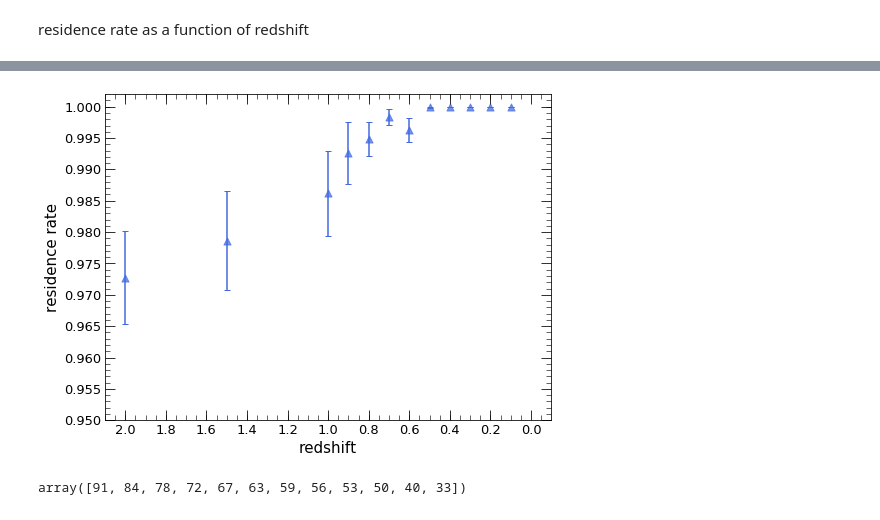
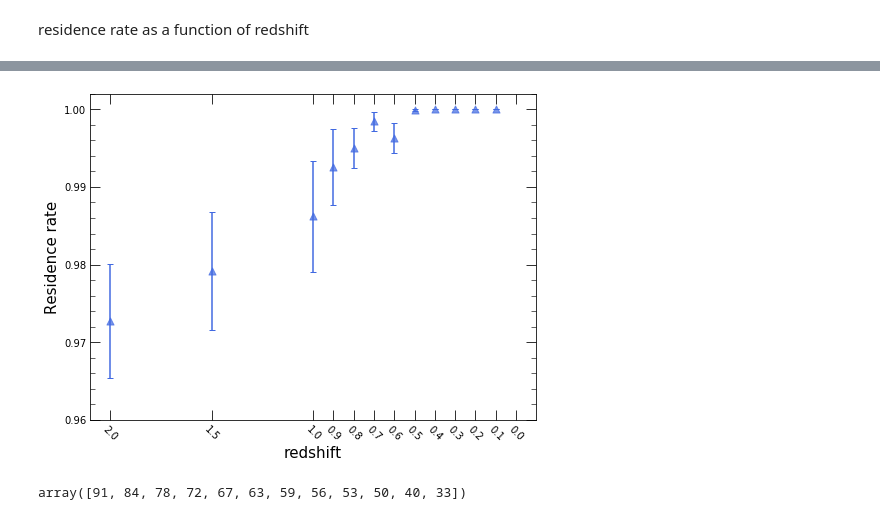
Before and after one commit to eunheeko/WFMinIllustrisTNG, a Jupyter notebook: accretion_history.ipynb, the cells around one changed output, grey strips where cells are left out. Cells and saved outputs as stored; diff of their text form; code cells hidden in the pictures.

```diff
--- a/accretion_history.ipynb
+++ b/accretion_history.ipynb
@@ -809,19 +618,19 @@ fq_infall_total_snaps_std = []
 for isnap, snap in enumerate(snaps_full):
 
     #load data
-    with open(f'./acchist_corr_sm9p5/fq_cluster_snap{snap:d}', 'rb') as f:
+    with open(f'./acchist_corr_sm8p5/fq_cluster_snap{snap:d}', 'rb') as f:
         fq_cluster = pickle.load(f)
 
-    with open(f'./acchist_corr_sm9p5/fq_infall_sub_snap{snap:d}', 'rb') as f:
+    with open(f'./acchist_corr_sm8p5/fq_infall_sub_snap{snap:d}', 'rb') as f:
         fq_infall_sub = pickle.load(f)
 
-    with open(f'./acchist_corr_sm9p5/n_infall_sub_snap{snap:d}', 'rb') as f:
+    with open(f'./acchist_corr_sm8p5/n_infall_sub_snap{snap:d}', 'rb') as f:
         n_infall_sub = pickle.load(f)
 
-    with open(f'./acchist_corr_sm9p5/fq_infall_grp_snap{snap:d}', 'rb') as f:
+    with open(f'./acchist_corr_sm8p5/fq_infall_grp_snap{snap:d}', 'rb') as f:
         fq_infall_grp = pickle.load(f)
 
-    with open(f'./acchist_corr_sm9p5/n_infall_grp_snap{snap:d}', 'rb') as f:
+    with open(f'./acchist_corr_sm8p5/n_infall_grp_snap{snap:d}', 'rb') as f:
         n_infall_grp = pickle.load(f)
 
 
@@ -851,12 +660,12 @@ for isnap, snap in enumerate(snaps_full):
         fq_cl_med.append( np.nanmedian(fq_cluster[idx_cl]) )
 
         idx_sub = np.random.choice(range(len(fq_infall_sub)), size = len(fq_infall_sub), replace = True)
-        fq_sub_med.append( np.sum(fq_infall_sub[idx_sub] * n_infall_sub) / np.sum(n_infall_sub) )
+        fq_sub_med.append( np.sum(fq_infall_sub[idx_sub] * n_infall_sub[idx_sub]) / np.sum(n_infall_sub[idx_sub]) )
 
         idx_grp = np.random.choice(range(len(fq_infall_grp)), size = len(fq_infall_grp), replace = True)
-        fq_grp_med.append( np.sum(fq_infall_grp[idx_grp] * n_infall_grp) / np.sum(n_infall_grp) )
+        fq_grp_med.append( np.sum(fq_infall_grp[idx_grp] * n_infall_grp[idx_grp]) / np.sum(n_infall_grp[idx_grp]) )
 
-        fq_total_med.append( (np.sum(fq_infall_grp[idx_grp] * n_infall_grp) + np.sum(fq_infall_sub[idx_sub] * n_infall_sub) ) / (np.sum(n_infall_grp) + np.sum(n_infall_sub)) )
+        fq_total_med.append( (np.sum(fq_infall_grp[idx_grp] * n_infall_grp[idx_grp]) + np.sum(fq_infall_sub[idx_sub] * n_infall_sub[idx_sub]) ) / (np.sum(n_infall_grp[idx_grp]) + np.sum(n_infall_sub[idx_sub])) )
 
     fq_cluster_snaps_med.append(np.median(fq_cl_med))
     fq_cluster_snaps_std.append(np.std(fq_cl_med))
@@ -1101,7 +1151,7 @@ for snap in snaps_full:
     # load subhalo at given snap
     subhalos_curr = h5py.File(f'./subhalos/subs_{snap:d}.hdf5', 'r')
 
-    gal_mask = subhalos_curr['SubhaloMassType'][:, 4] * 1e10 / 0.704 >= 10**9.5
+    gal_mask = subhalos_curr['SubhaloMassType'][:, 4] * 1e10 / 0.704 >= 10**8.5
     z = zs_full[snaps_full == 99][0]
 
     #grid at certain snap
@@ -1310,7 +1360,7 @@ for c in range(len(trees)):
 # %% [markdown]
 residence rate as a function of redshift
 # %%
-prob_list = os.listdir('./path_prob_corr_sm9p5')
+prob_list = os.listdir('./path_prob_corr_sm8p5')
 prob_list = [x for x in prob_list if 'cands' in x]
 
 probs = []
@@ -1360,30 +1410,36 @@ final_probs_mean
 # %%
 fig, ax = plt.subplots(figsize = (8, 6))
 
 ax.scatter(zs_full[1:], final_probs_mean, color = 'royalblue', marker = '^', alpha = .7, s = 50)
 ax.errorbar(zs_full[1:], final_probs_mean, yerr = final_probs_std, linestyle = '', color = 'royalblue', capsize = 3)
 
 ax.set_xlim(2.1, -0.1)
-ax.set_ylim(0.950, 1.002)
+ax.set_ylim(0.960, 1.002)
 
 ax.set_xlabel('redshift', fontsize = 15)
-ax.set_ylabel('residence rate', fontsize = 15)
+ax.set_ylabel('Residence rate', fontsize = 15)
 
-ax.xaxis.set_major_locator(MultipleLocator(0.2))
-ax.yaxis.set_major_locator(MultipleLocator(0.005))
+ax.set_xticks(zs_full[::-1])
 
-ax.xaxis.set_minor_locator(AutoMinorLocator())
+
+# ax.xaxis.set_major_locator(MultipleLocator(0.2))
+ax.yaxis.set_major_locator(MultipleLocator(0.01))
+
+# ax.xaxis.set_minor_locator(AutoMinorLocator())
 ax.yaxis.set_minor_locator(AutoMinorLocator())
 
-ax.tick_params(which = 'major', length = 10, direction = 'in', labelsize = 13)
+ax.tick_params(axis = 'x', labelrotation = -45, labelsize = 10)
+
+ax.tick_params(which = 'major', length = 10, direction = 'in')
 ax.tick_params(which = 'minor', length = 5, direction = 'in', labelsize = 13)
 
 ax.xaxis.set_ticks_position('both')
 ax.yaxis.set_ticks_position('both')
 
-# fig.savefig('./figs/residence_rate.png')
+
+fig.savefig('./figs/residence_rate.png')
 # %% [output]
-[figure, old version]
+[figure, new version]
 # %%
 snaps_full[1:]
 # %% [output]
```
Also changed, not shown: parts of 13 cells of this notebook, 2 other files.
